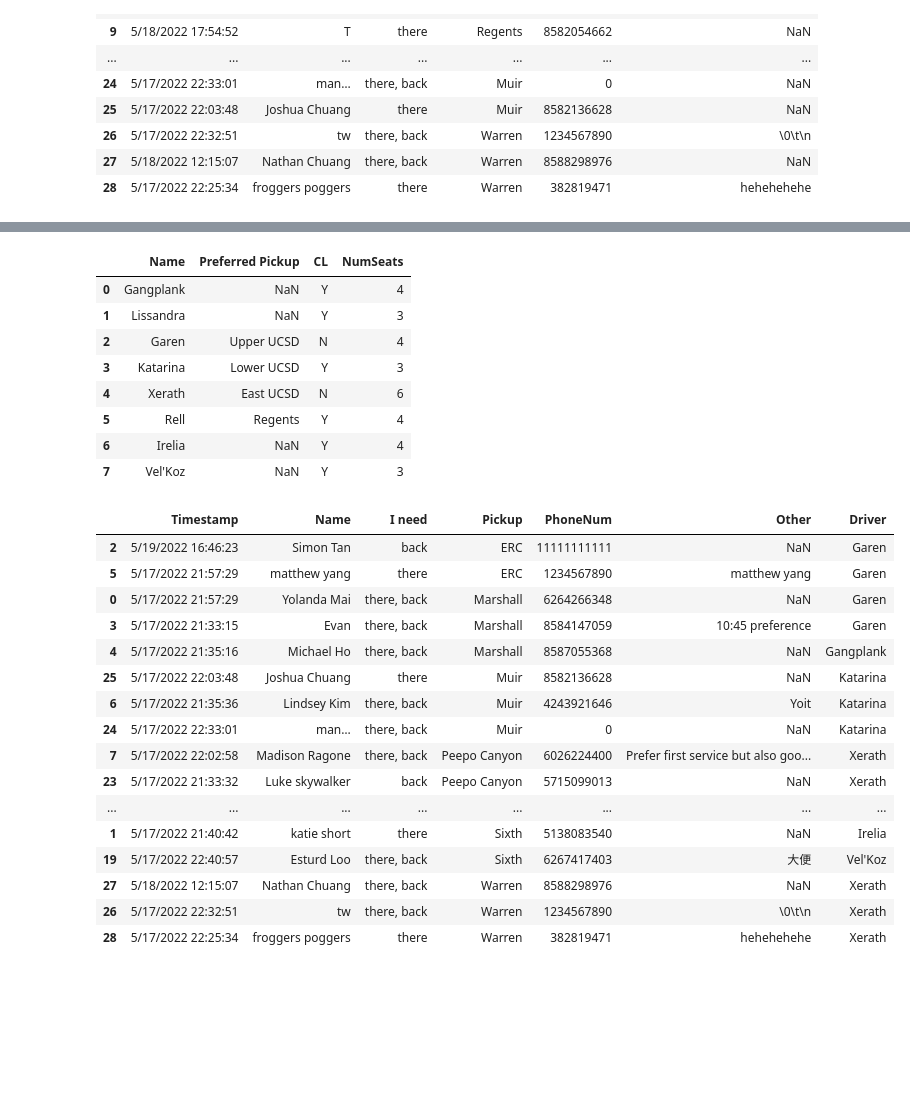
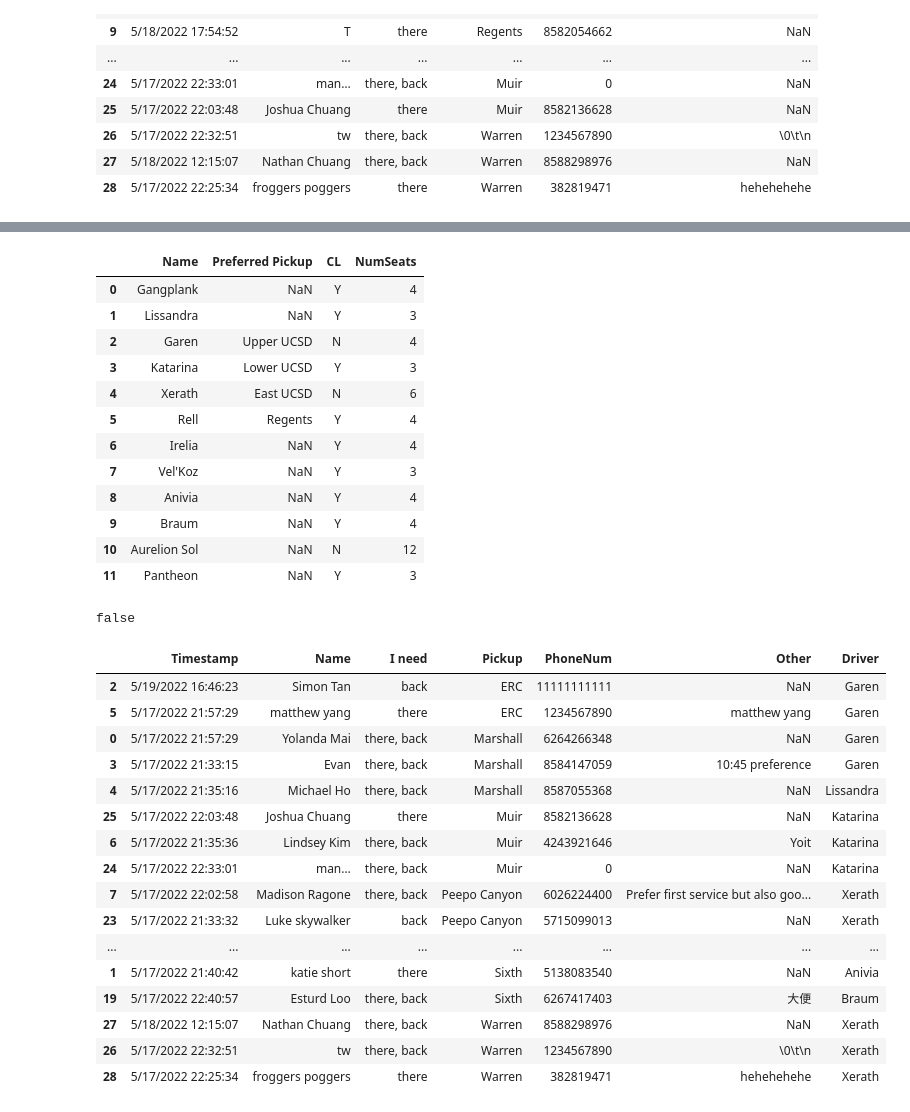
Before and after one commit to mYang25/CollegeLife-Rides-App, a Jupyter notebook: EwDataScience.ipynb, the cells around one changed output, grey strips where cells are left out. Saved outputs shown, nothing was run; the diff lists cells and outputs as text; code cells hidden in the pictures; blank space fills up the shorter version.

```diff
--- a/EwDataScience.ipynb
+++ b/EwDataScience.ipynb
@@ -27,5 +27,9 @@ rf
 # %%
 df = pd.read_csv('df.csv')
 
+df['Priority'] = 0
+
+df['Latest Date'] = 0
+
 df
 # %% [output]
@@ -40,0 +49,11 @@ df
+# %%
+from datetime import date
+
+for driver_index, driver in df.iterrows():
+    df.at[driver_index, 'Latest Date'] = datetime.date(1965, 8, 22)
+    if (driver['CL'] == 'Y'):
+        df.at[driver_index, 'Priority'] = 1
+    elif (driver['CL'] == 'N'):
+        df.at[driver_index, 'Priority'] = 2
+
+df
@@ -52,51 +85,94 @@ df_copy
 | 5 | Rell | Regents | Y | 4 |
 | 6 | Irelia | NaN | Y | 4 |
 | 7 | Vel'Koz | NaN | Y | 3 |
+| 8 | Anivia | NaN | Y | 4 |
+| 9 | Braum | NaN | Y | 4 |
+| 10 | Aurelion Sol | NaN | N | 12 |
+| 11 | Pantheon | NaN | Y | 3 |
 # %%
 rf = rf.sort_values(by='Pickup')
+
+df = df.sort_values(by='Latest Date')
 # %%
+# Some Variables for Counting
+numRiders = len(df.index)
+needRide = 'false'
+
 #Colleges are assigned by relative location and driving convenience
 sections = {
     'Upper UCSD' : ['Seventh', 'ERC', 'Marshall', 'Sixth'],
     'Lower UCSD' : ['Muir', 'Revelle'],
     'East UCSD' : ['Warren', 'Peepo Canyon'],
     'Regents' : ['Regents']
 }
 
 #Creates Driver column for each rider (default 0)
 rf['Driver'] = 0
 
-#Assigns drivers with a preference first
+#Assigns CL drivers with a preference first
 for rider_index, rider in rf.iterrows():
     for driver_index, driver in df_copy.iterrows():
-        if (driver['NumSeats'] > 0) and not (driver['Preferred Pickup'] is np.NaN) and (rider['Pickup'] in sections[driver['Preferred Pickup']]):
+        if (df.at[driver_index, 'Priority'] == 1) and (driver['NumSeats'] > 0) and not (driver['Preferred Pickup'] is np.NaN) and (rider['Pickup'] in sections[driver['Preferred Pickup']]):
             rf.at[rider_index, 'Driver'] = driver['Name']
             df_copy.at[driver_index, 'NumSeats'] -= 1
+            df.at[driver_index, 'Latest Date'] = date.today()
+            numRiders-=1
             break
 
-#Assign drivers without a preference
+#Assign CL drivers without a preference
 for rider_index, rider in rf.iterrows():
     for driver_index, driver in df_copy.iterrows():
-        if (rf.at[rider_index, 'Driver'] == 0) and (driver['NumSeats'] > 0):
+        if (df.at[driver_index, 'Priority'] == 1) and (rf.at[rider_index, 'Driver'] == 0) and (driver['NumSeats'] > 0):
             rf.at[rider_index, 'Driver'] = driver['Name']
             df_copy.at[driver_index, 'NumSeats'] -= 1
+            df.at[driver_index, 'Latest Date'] = date.today()
+            numRiders-=1
             break
+
+#Check if all riders have a driver
+for rider_index, rider in rf.iterrows():
+    if(rf.at[rider_index, 'Driver'] == 0):
+        needRide = 'true'
+
+#Assign Non-CL drivers with a preference
+for rider_index, rider in rf.iterrows():
+    for driver_index, driver in df_copy.iterrows():
+        if (df.at[driver_index, 'Priority'] == 2) and (driver['NumSeats'] > 0) and not (driver['Preferred Pickup'] is np.NaN) and (rider['Pickup'] in sections[driver['Preferred Pickup']]):
+            rf.at[rider_index, 'Driver'] = driver['Name']
+            df_copy.at[driver_index, 'NumSeats'] -= 1
+            df.at[driver_index, 'Latest Date'] = date.today()
+            numRiders-=1
+            break
+
+#Assign CL drivers without a preference
+for rider_index, rider in rf.iterrows():
+    for driver_index, driver in df_copy.iterrows():
+        if (df.at[driver_index, 'Priority'] == 2) and (rf.at[rider_index, 'Driver'] == 0) and (driver['NumSeats'] > 0):
+            rf.at[rider_index, 'Driver'] = driver['Name']
+            df_copy.at[driver_index, 'NumSeats'] -= 1
+            df.at[driver_index, 'Latest Date'] = date.today()
+            numRiders-=1
+            break
+
+print (needRide)
+
 rf
 # %% [output]
+false
 |  | Timestamp | Name | I need | Pickup | PhoneNum | Other | Driver |
 | 2 | 5/19/2022 16:46:23 | Simon Tan | back | ERC | 11111111111 | NaN | Garen |
 | 5 | 5/17/2022 21:57:29 | matthew yang | there | ERC | 1234567890 | matthew yang | Garen |
 | 0 | 5/17/2022 21:57:29 | Yolanda Mai | there, back | Marshall | 6264266348 | NaN | Garen |
 | 3 | 5/17/2022 21:33:15 | Evan | there, back | Marshall | 8584147059 | 10:45 preference | Garen |
-| 4 | 5/17/2022 21:35:16 | Michael Ho | there, back | Marshall | 8587055368 | NaN | Gangplank |
+| 4 | 5/17/2022 21:35:16 | Michael Ho | there, back | Marshall | 8587055368 | NaN | Lissandra |
 | 25 | 5/17/2022 22:03:48 | Joshua Chuang | there | Muir | 8582136628 | NaN | Katarina |
 | 6 | 5/17/2022 21:35:36 | Lindsey Kim | there, back | Muir | 4243921646 | Yoit | Katarina |
 | 24 | 5/17/2022 22:33:01 | man… | there, back | Muir | 0 | NaN | Katarina |
 | 7 | 5/17/2022 22:02:58 | Madison Ragone | there, back | Peepo Canyon | 6026224400 | Prefer first service but also goo... | Xerath |
 | 23 | 5/17/2022 21:33:32 | Luke skywalker | back | Peepo Canyon | 5715099013 | NaN | Xerath |
 | ... | ... | ... | ... | ... | ... | ... | ... |
-| 1 | 5/17/2022 21:40:42 | katie short | there | Sixth | 5138083540 | NaN | Irelia |
-| 19 | 5/17/2022 22:40:57 | Esturd Loo | there, back | Sixth | 6267417403 | 大便 | Vel'Koz |
+| 1 | 5/17/2022 21:40:42 | katie short | there | Sixth | 5138083540 | NaN | Anivia |
+| 19 | 5/17/2022 22:40:57 | Esturd Loo | there, back | Sixth | 6267417403 | 大便 | Braum |
 | 27 | 5/18/2022 12:15:07 | Nathan Chuang | there, back | Warren | 8588298976 | NaN | Xerath |
 | 26 | 5/17/2022 22:32:51 | tw | there, back | Warren | 1234567890 | \0\t\n | Xerath |
 | 28 | 5/17/2022 22:25:34 | froggers poggers | there | Warren | 382819471 | hehehehehe | Xerath |
```
Also changed, not shown: parts of 3 cells of this notebook, 1 other file.
